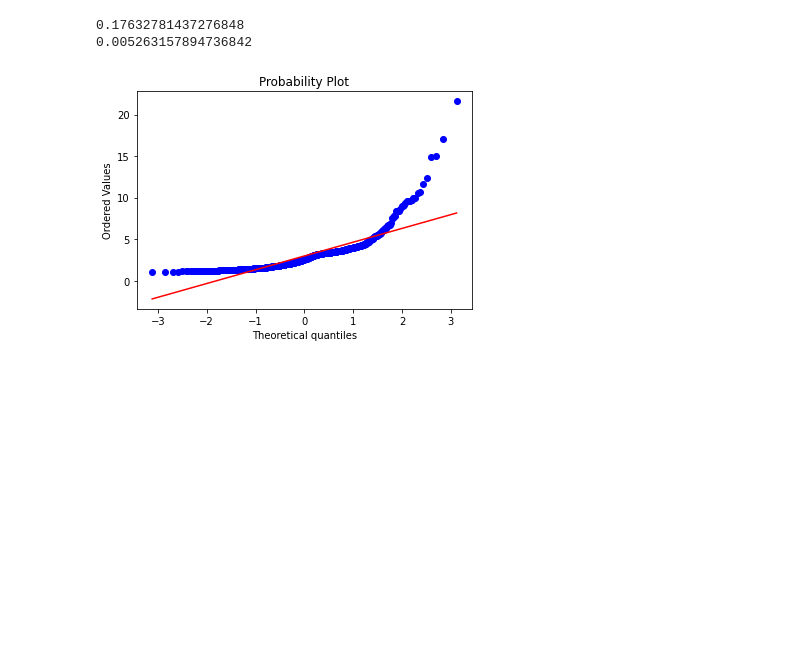
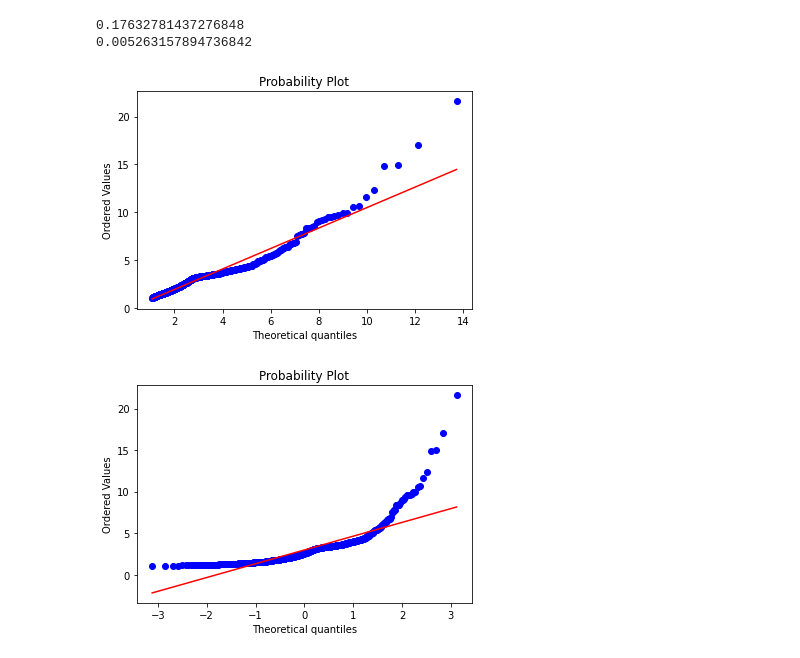
Before and after one commit to nerrma/betting-backtest, a Jupyter notebook: kelly_backtest.ipynb, the cells around one changed output. Drawn from its saved outputs; the diff is of its cells as text; code cells hidden in the pictures; blank space fills up the shorter version.

```diff
--- a/kelly_backtest.ipynb
+++ b/kelly_backtest.ipynb
@@ -94,6 +94,11 @@ print(scipy.stats.percentileofscore(ideal_odds, test_odd)/100)
 [figure]
 0.17632781437276848
 0.005263157894736842
+# %%
+scipy.stats.probplot(ideal_odds, dist=dist, plot=plt)
+plt.show()
+# %% [output]
+[figure, added]
 # %%
 _ = scipy.stats.probplot(ideal_odds, plot=plt)
 # %% [output]
```
Also changed, not shown: parts of 6 cells of this notebook, 1 other file.
